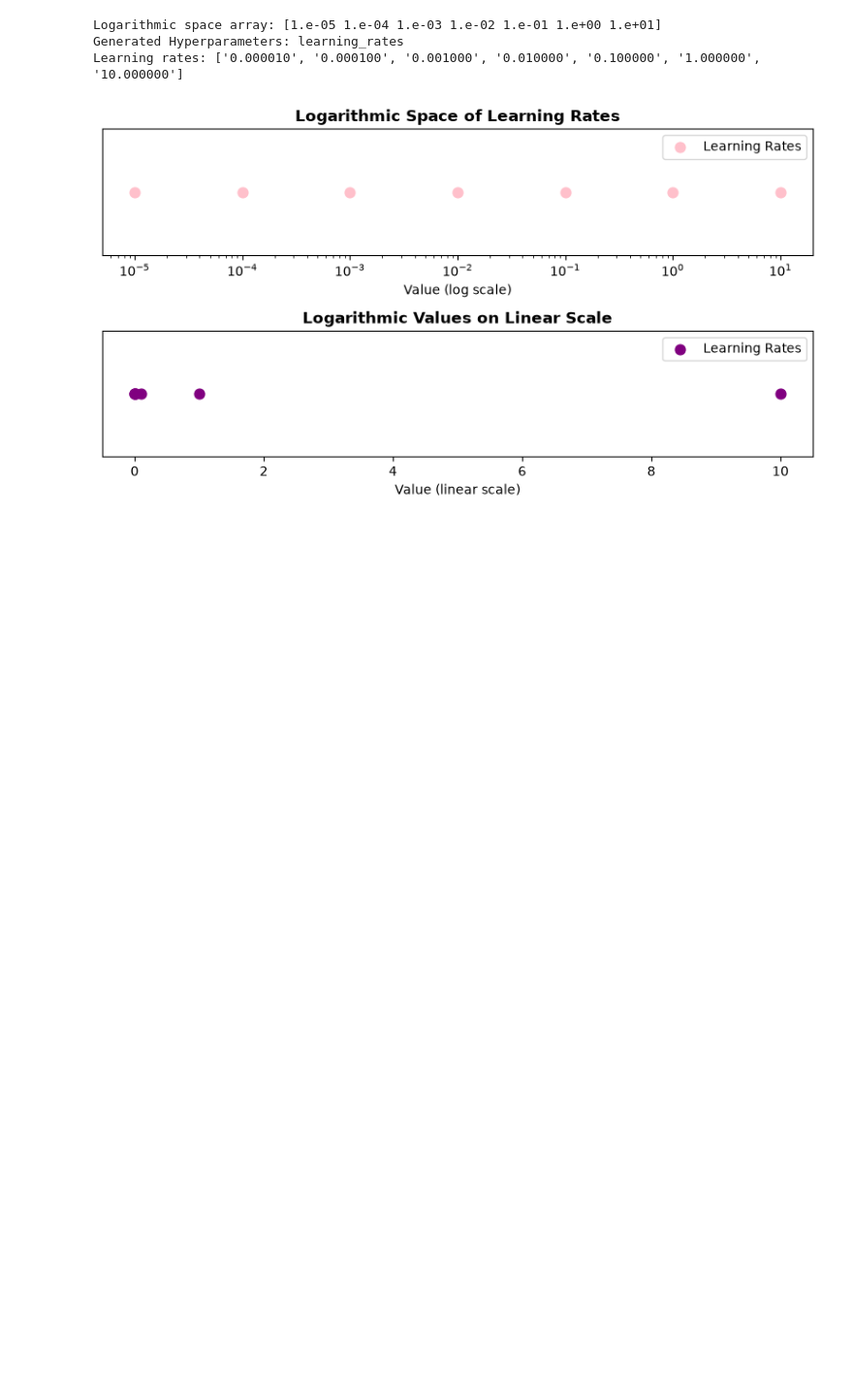
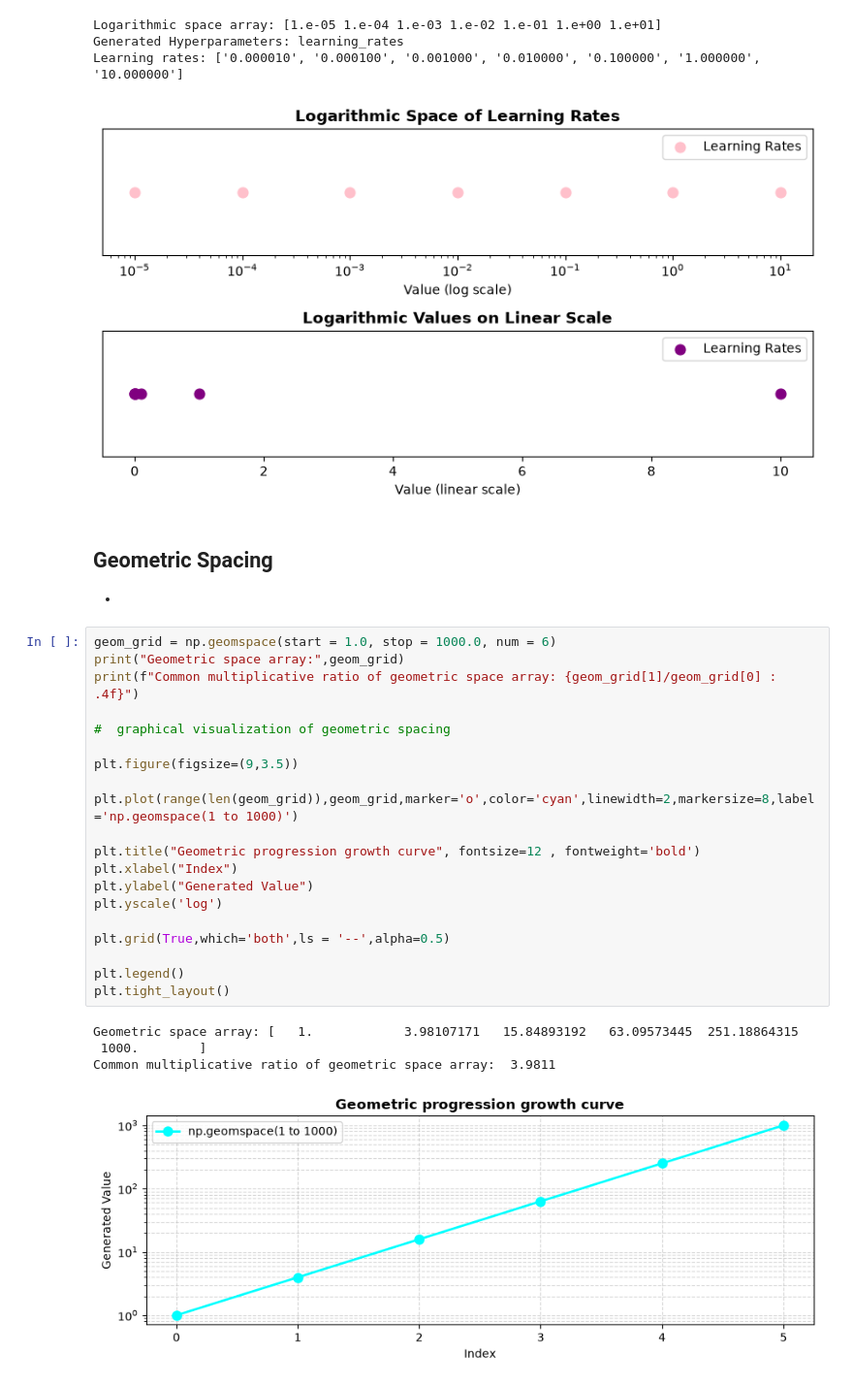
Before and after one commit to utsav1103/CDAC-AI, a Jupyter notebook: Data-analytics/day5/day5.ipynb, the cells around one changed output. Shown at 97% size. Drawn from its saved outputs; the diff is of its cells as text; blank space fills up the shorter version.

```diff
--- a/Data-analytics/day5/day5.ipynb
+++ b/Data-analytics/day5/day5.ipynb
@@ -129,3 +131,32 @@ Logarithmic space array: [1.e-05 1.e-04 1.e-03 1.e-02 1.e-01 1.e+00 1.e+01]
 Generated Hyperparameters: learning_rates
 Learning rates: ['0.000010', '0.000100', '0.001000', '0.010000', '0.100000', '1.000000', '10.000000']
 [figure]
+# %% [markdown]
+## Geometric Spacing
+
+-
+# %%
+geom_grid = np.geomspace(start = 1.0, stop = 1000.0, num = 6)
+print("Geometric space array:",geom_grid)
+print(f"Common multiplicative ratio of geometric space array: {geom_grid[1]/geom_grid[0] : .4f}")
+
+#  graphical visualization of geometric spacing
+
+plt.figure(figsize=(9,3.5))
+
+plt.plot(range(len(geom_grid)),geom_grid,marker='o',color='cyan',linewidth=2,markersize=8,label='np.geomspace(1 to 1000)')
+
+plt.title("Geometric progression growth curve", fontsize=12 , fontweight='bold')
+plt.xlabel("Index")
+plt.ylabel("Generated Value")
+plt.yscale('log')
+
+plt.grid(True,which='both',ls = '--',alpha=0.5)
+
+plt.legend()
+plt.tight_layout()
+# %% [output]
+Geometric space array: [   1.            3.98107171   15.84893192   63.09573445  251.18864315
+ 1000.        ]
+Common multiplicative ratio of geometric space array:  3.9811
+[figure, added]
```
Also changed, not shown: parts of 14 cells of this notebook.
